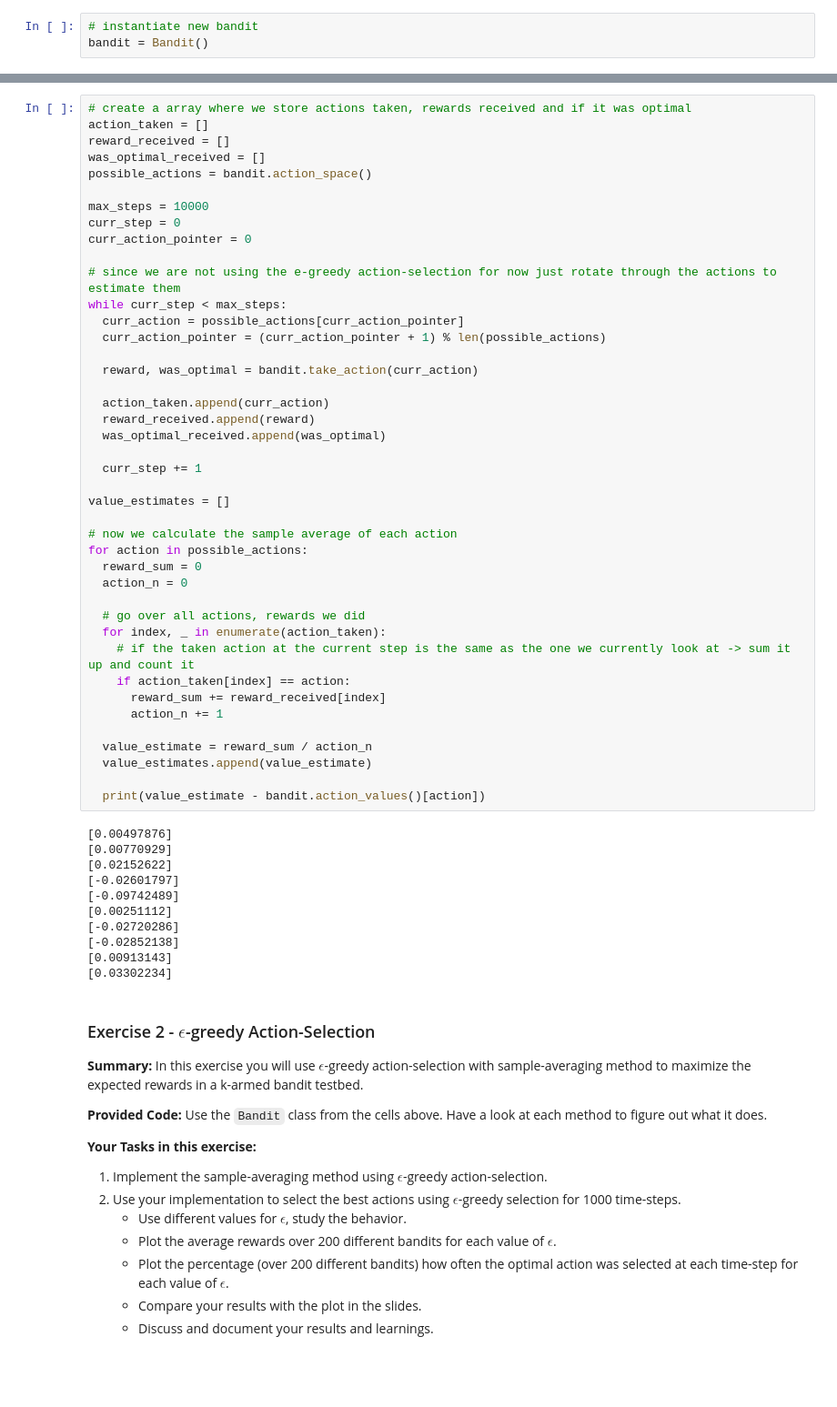
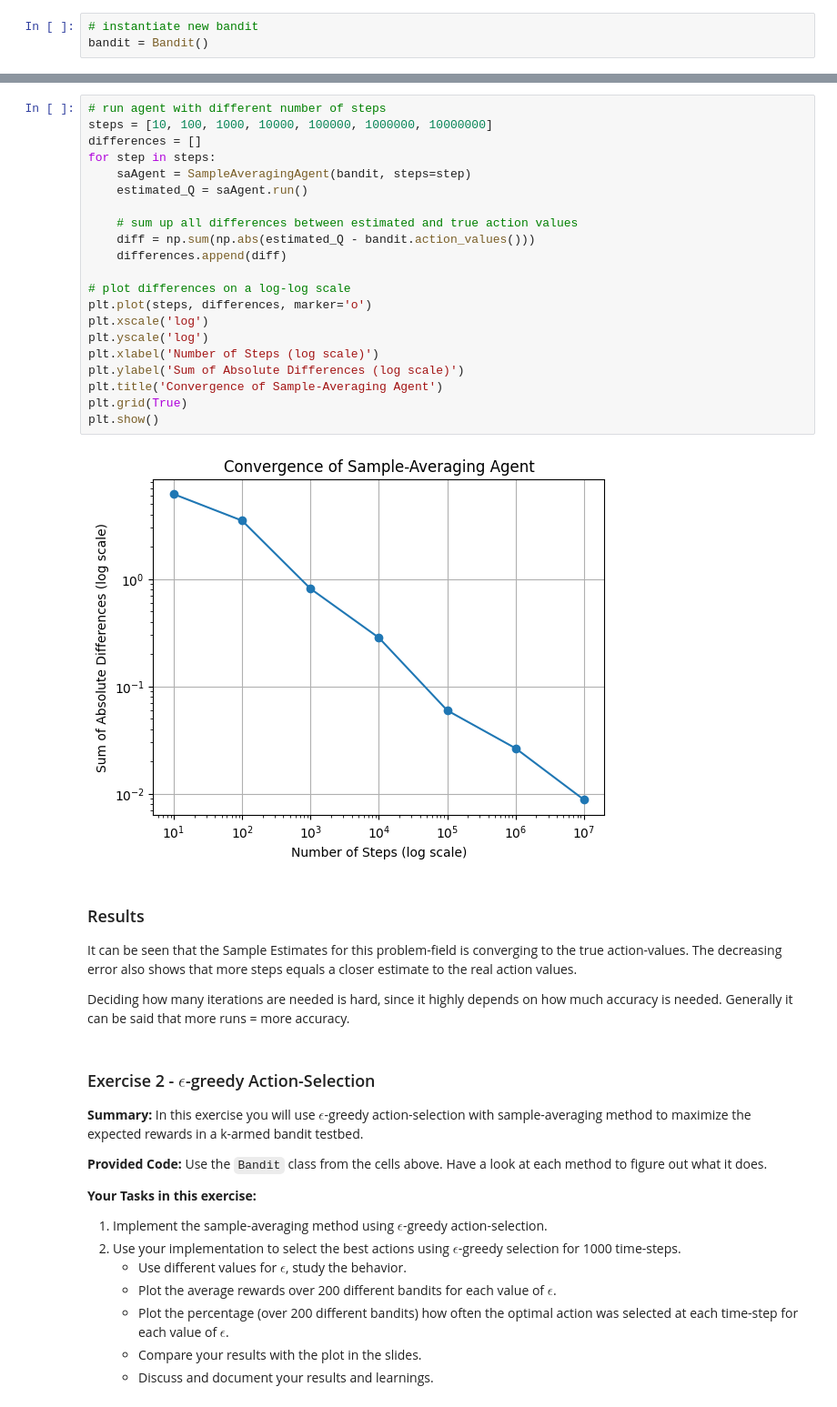
Before and after one commit to Luniem/ReinforcementLearning, a Jupyter notebook: Multi-Armed-Bandits-Exercises.ipynb, the cells around one changed output, grey strips where cells are left out. Shown: that part at 91% size. Cells and saved outputs as stored; diff of their text form; blank space fills up the shorter version.

```diff
--- a/Multi-Armed-Bandits-Exercises.ipynb
+++ b/Multi-Armed-Bandits-Exercises.ipynb
@@ -78,56 +107,33 @@ print(bandit.action_values().max())
 # %%
-# create a array where we store actions taken, rewards received and if it was optimal
-action_taken = []
-reward_received = []
-was_optimal_received = []
-possible_actions = bandit.action_space()
+# run agent with different number of steps
+steps = [10, 100, 1000, 10000, 100000, 1000000, 10000000]
+differences = []
+for step in steps:
+    saAgent = SampleAveragingAgent(bandit, steps=step)
+    estimated_Q = saAgent.run()
 
-max_steps = 10000
-curr_step = 0
-curr_action_pointer = 0
+    # sum up all differences between estimated and true action values
+    diff = np.sum(np.abs(estimated_Q - bandit.action_values()))
+    differences.append(diff)
 
-# since we are not using the e-greedy action-selection for now just rotate through the actions to estimate them
-while curr_step < max_steps:
-  curr_action = possible_actions[curr_action_pointer]
-  curr_action_pointer = (curr_action_pointer + 1) % len(possible_actions)
-
-  reward, was_optimal = bandit.take_action(curr_action)
-
-  action_taken.append(curr_action)
-  reward_received.append(reward)
-  was_optimal_received.append(was_optimal)
-
-  curr_step += 1
-
-value_estimates = []
-
-# now we calculate the sample average of each action
-for action in possible_actions:
-  reward_sum = 0
-  action_n = 0
-
-  # go over all actions, rewards we did
-  for index, _ in enumerate(action_taken):
-    # if the taken action at the current step is the same as the one we currently look at -> sum it up and count it
-    if action_taken[index] == action:
-      reward_sum += reward_received[index]
-      action_n += 1
-
-  value_estimate = reward_sum / action_n
-  value_estimates.append(value_estimate)
-
-  print(value_estimate - bandit.action_values()[action])
+# plot differences on a log-log scale
+plt.plot(steps, differences, marker='o')
+plt.xscale('log')
+plt.yscale('log')
+plt.xlabel('Number of Steps (log scale)')
+plt.ylabel('Sum of Absolute Differences (log scale)')
+plt.title('Convergence of Sample-Averaging Agent')
+plt.grid(True)
+plt.show()
 # %% [output]
-[0.00497876]
-[0.00770929]
-[0.02152622]
-[-0.02601797]
-[-0.09742489]
-[0.00251112]
-[-0.02720286]
-[-0.02852138]
-[0.00913143]
-[0.03302234]
+[figure, added]
+# %% [markdown]
+### Results
+
+It can be seen that the Sample Estimates for this problem-field is converging to the true action-values.
+The decreasing error also shows that more steps equals a closer estimate to the real action values.
+
+Deciding how many iterations are needed is hard, since it highly depends on how much accuracy is needed. Generally it can be said that more runs = more accuracy.
 # %% [markdown]
 ### Exercise 2 - $\epsilon$-greedy Action-Selection
 
```
Also changed, not shown: parts of 5 cells of this notebook.
